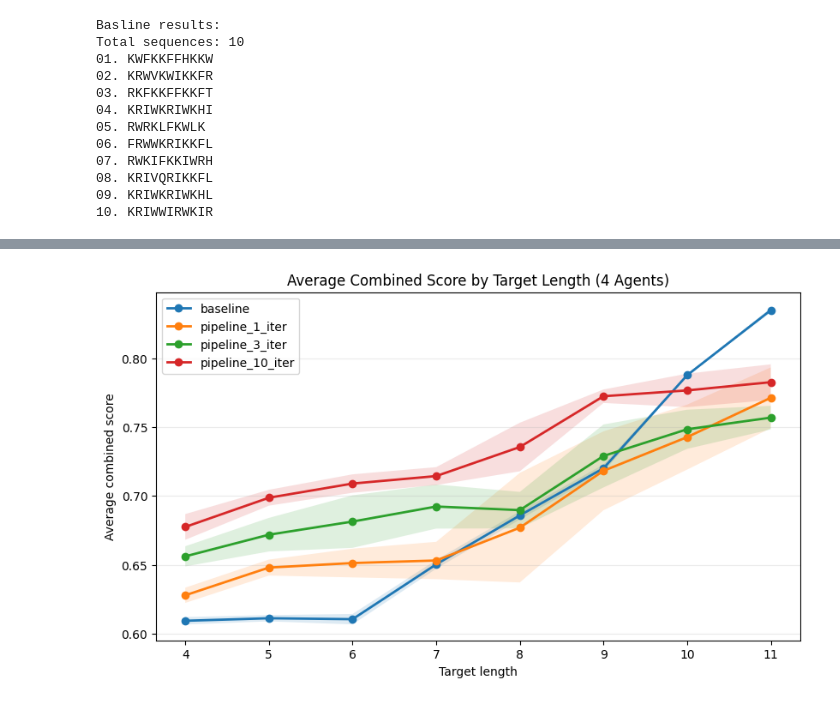
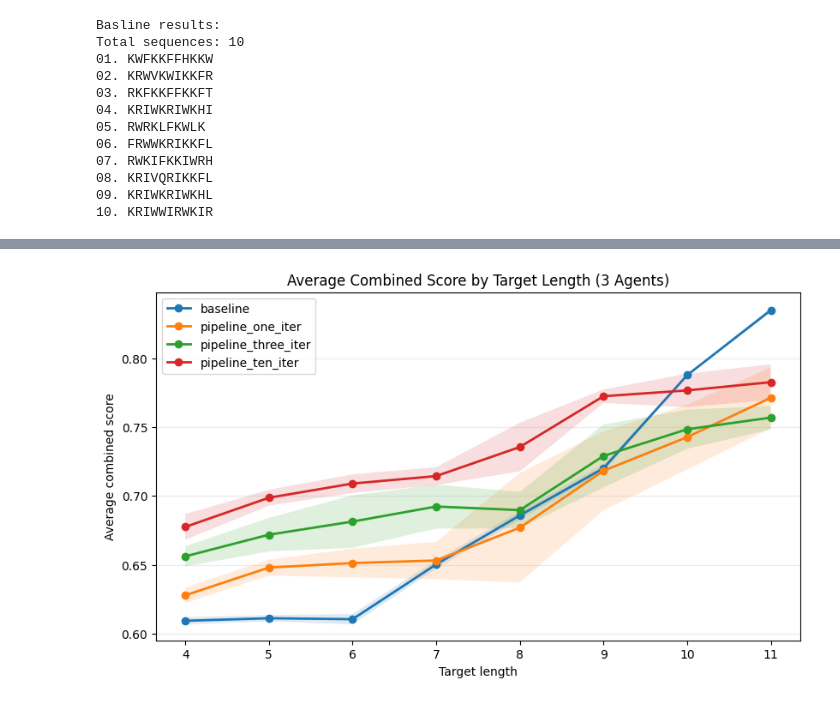
Before and after one commit to Roirtur/multi-expert-peptide-pipeline, a Jupyter notebook: notebooks/experimentation_pipeline_vs_baseline.ipynb, the cells around one changed output, grey strips where cells are left out. Saved outputs shown, nothing was run; the diff lists cells and outputs as text; code cells hidden in the pictures.

```diff
--- a/notebooks/experimentation_pipeline_vs_baseline.ipynb
+++ b/notebooks/experimentation_pipeline_vs_baseline.ipynb
@@ -81,13 +81,13 @@ SHARED_LATENT_DIM = 32
 # Tuned pipeline hyperparameters (from pipeline_experimentations reference setup).
 PIPELINE_LATENT_DIM = 64
 PIPELINE_HIDDEN_DIM = 512
-PIPELINE_EPOCHS = 100
+PIPELINE_EPOCHS = 120
 PIPELINE_BATCH_SIZE = 64
 PIPELINE_LR = 0.05
 PIPELINE_KL_ANNEAL_EPOCHS = 40
 
 NB_ITERATIONS = 50
-NB_PEPTIDES = 100
+NB_PEPTIDES = 300
 TOP_K = 10
 BASELINE_NUM_SAMPLES = 10
 
@@ -1792,35 +1076,35 @@ if "hardness_summary_df" not in globals() or hardness_summary_df.empty:
     print("Run the hard target-length experiment cell first to generate hardness_summary_df.")
 else:
     plot_df = hardness_summary_df.copy()
-    methods_order = ["baseline", "pipeline_1_iter", "pipeline_3_iter", "pipeline_10_iter"]
+    methods_order = ["baseline", "pipeline_one_iter", "pipeline_three_iter", "pipeline_ten_iter"]
 
     target_lengths = sorted(plot_df["target_length"].unique(), reverse=True)
     x = np.array(target_lengths, dtype=float)
 
     fig, ax = plt.subplots(figsize=(8.2, 4.8), constrained_layout=True)
 
     for method_name in methods_order:
         part = plot_df[plot_df["method"] == method_name].set_index("target_length")
         means = np.array([float(part.loc[t, "avg_score"]) if t in part.index else np.nan for t in target_lengths], dtype=float)
         errs = np.array(
             [
                 float(part.loc[t, "std_score"]) if (t in part.index and pd.notna(part.loc[t, "std_score"])) else 0.0
                 for t in target_lengths
             ],
             dtype=float,
         )
 
         ax.plot(x, means, marker="o", linewidth=2.0, label=method_name)
         ax.fill_between(x, means - errs, means + errs, alpha=0.15)
 
-    ax.set_title("Average Combined Score by Target Length (4 Agents)")
+    ax.set_title("Average Combined Score by Target Length (3 Agents)")
     ax.set_xlabel("Target length")
     ax.set_ylabel("Average combined score")
     ax.set_xticks(x)
     ax.set_xticklabels([str(int(v)) for v in x])
     ax.grid(axis="y", alpha=0.25)
     ax.legend()
     plt.show()
 # %% [output]
-[figure, old version]
+[figure, new version]
 # %% [markdown]
```
Also changed, not shown: parts of 9 cells of this notebook.
